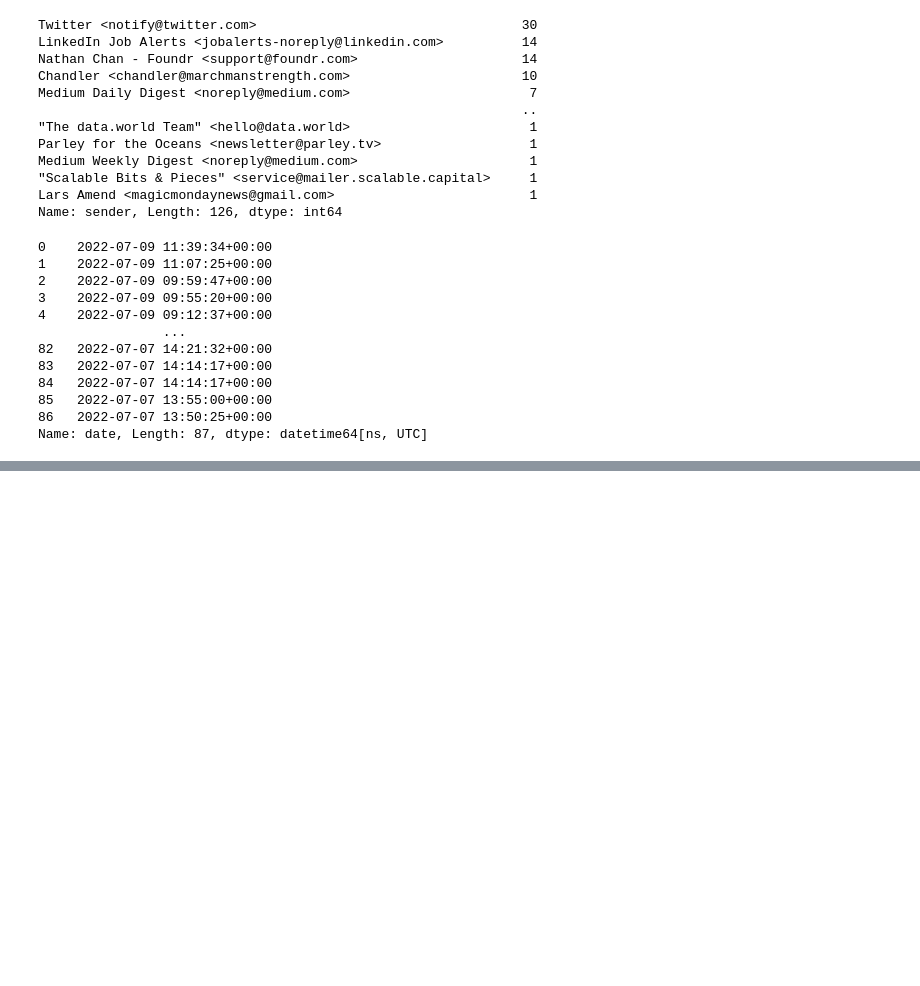
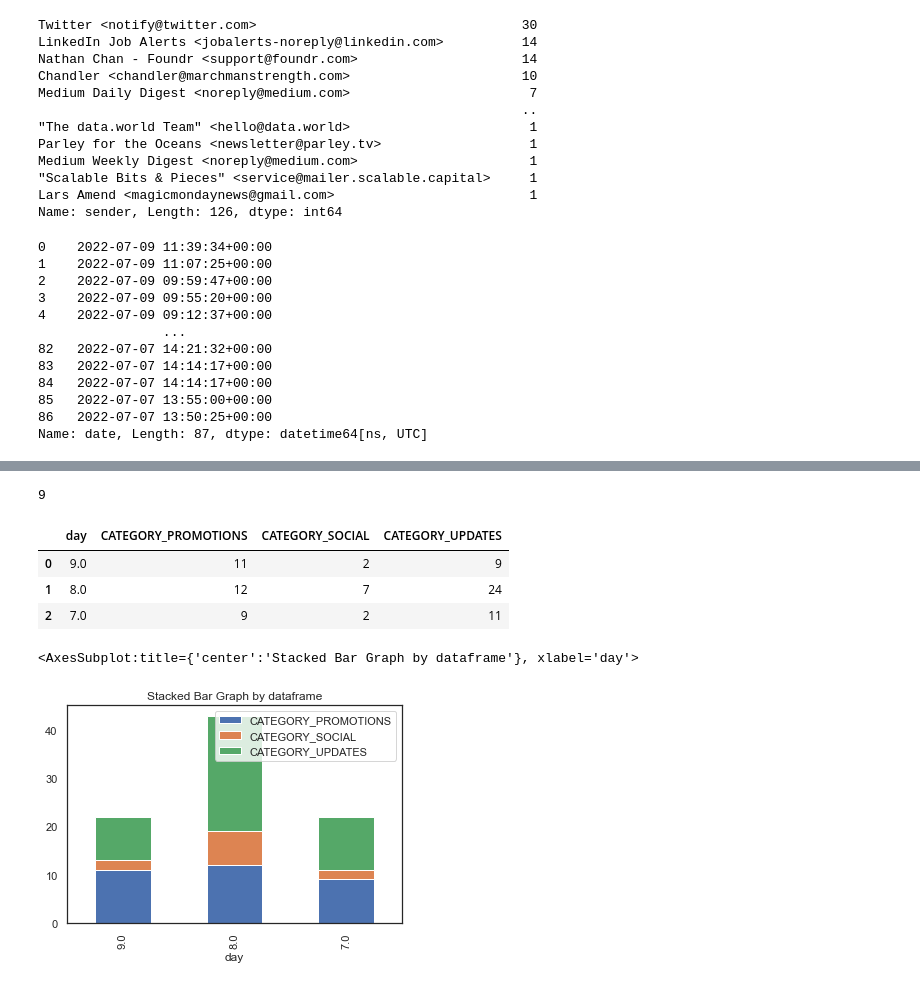
Before and after one commit to Lukas-Forst/100-Days-of-Code, a Jupyter notebook: Day60/Untitled.ipynb, the cells around one changed output, grey strips where cells are left out. Drawn from its saved outputs; the diff is of its cells as text; code cells hidden in the pictures; blank space fills up the shorter version.

```diff
--- a/Day60/Untitled.ipynb
+++ b/Day60/Untitled.ipynb
@@ -110,5 +101,0 @@ sns.barplot(data=df_new_d, x="day",y="sender", hue="label")
-# %%
-sns.set(style='white')
-
-#create stacked bar chart
-df_new.set_index('day').plot(kind='bar', stacked=True, color=['steelblue', 'red'])
@@ -117,0 +128,4 @@ TypeError: The DType <class 'numpy.dtype[datetime64]'> could not be promoted by
+# %%
+df_new_d[(df_new_d['label']=='CATEGORY_PROMOTIONS') & (df_new_d['day']==7.0)]['sender'].values[0]
+# %% [output]
+9
@@ -117,0 +136,25 @@ TypeError: The DType <class 'numpy.dtype[datetime64]'> could not be promoted by
+# %%
+import seaborn as sns
+labels = ['CATEGORY_PROMOTIONS','CATEGORY_SOCIAL','CATEGORY_UPDATES']
+datalist = []
+for day in df_new.day.unique():
+    if day > 0:
+        value1 = df_new_d[(df_new_d['label']==labels[0]) & (df_new_d['day']==day)]['sender'].values[0]
+        value2 = df_new_d[(df_new_d['label']==labels[1]) & (df_new_d['day']==day)]['sender'].values[0]
+        value3 = df_new_d[(df_new_d['label']==labels[2]) & (df_new_d['day']==day)]['sender'].values[0]
+        datalist.append([day,value1,value2,value3])
+
+df_viz = pd.DataFrame(datalist, columns=['day','CATEGORY_PROMOTIONS','CATEGORY_SOCIAL','CATEGORY_UPDATES'])
+# %%
+df_viz
+# %% [output]
+|  | day | CATEGORY_PROMOTIONS | CATEGORY_SOCIAL | CATEGORY_UPDATES |
+| 0 | 9.0 | 11 | 2 | 9 |
+| 1 | 8.0 | 12 | 7 | 24 |
+| 2 | 7.0 | 9 | 2 | 11 |
+# %%
+df_viz.plot(x='day', kind='bar', stacked=True,
+        title='Stacked Bar Graph by dataframe')
+# %% [output]
+<AxesSubplot:title={'center':'Stacked Bar Graph by dataframe'}, xlabel='day'>
+[figure, added]
```
Also changed, not shown: parts of 13 cells of this notebook.
